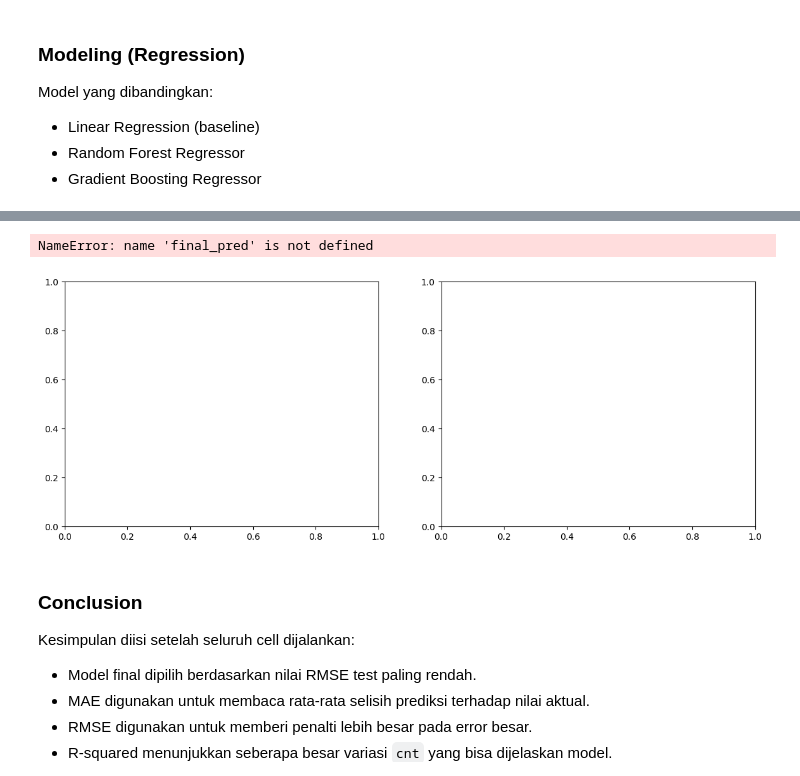
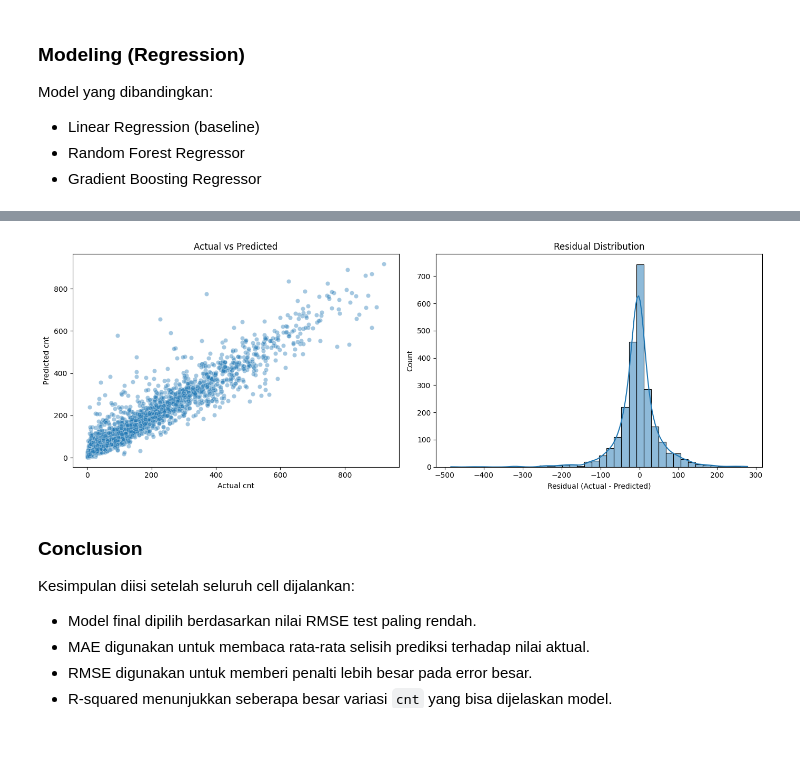
Before and after one commit to yoganino123/Exercise-Purwadhika-, a Jupyter notebook: Module 2/Capstone 2/CapstoneProject_Module2_Regretion.ipynb, the cells around one changed output, grey strips where cells are left out. Cells and saved outputs as stored; diff of their text form; code cells hidden in the pictures; blank space fills up the shorter version.

```diff
--- a/Module 2/Capstone 2/CapstoneProject_Module2_Regretion.ipynb
+++ b/Module 2/Capstone 2/CapstoneProject_Module2_Regretion.ipynb
@@ -353,22 +353,27 @@ print(f'R2   : {final_r2:.4f}')
 # %%
 # Simple diagnostics: actual vs predicted and residual distribution
+# Recompute prediction here so this cell can run safely after kernel restart.
+if 'final_model' not in globals():
+    raise NameError("final_model is not defined. Run the 'Select final model' cell first.")
+
+final_pred = final_model.predict(X_test)
+
 fig, axes = plt.subplots(1, 2, figsize=(14, 5))
 
 sns.scatterplot(x=y_test, y=final_pred, alpha=0.4, ax=axes[0])
 axes[0].set_title('Actual vs Predicted')
 axes[0].set_xlabel('Actual cnt')
 axes[0].set_ylabel('Predicted cnt')
 
 residuals = y_test - final_pred
 sns.histplot(residuals, bins=40, kde=True, ax=axes[1])
 axes[1].set_title('Residual Distribution')
 axes[1].set_xlabel('Residual (Actual - Predicted)')
 
 plt.tight_layout()
 plt.show()
 # %% [output]
-NameError: name 'final_pred' is not defined
-[figure, old version]
+[figure, new version]
 # %% [markdown]
 ### Conclusion
 Kesimpulan diisi setelah seluruh cell dijalankan:
```
Also changed, not shown: parts of 3 cells of this notebook.
